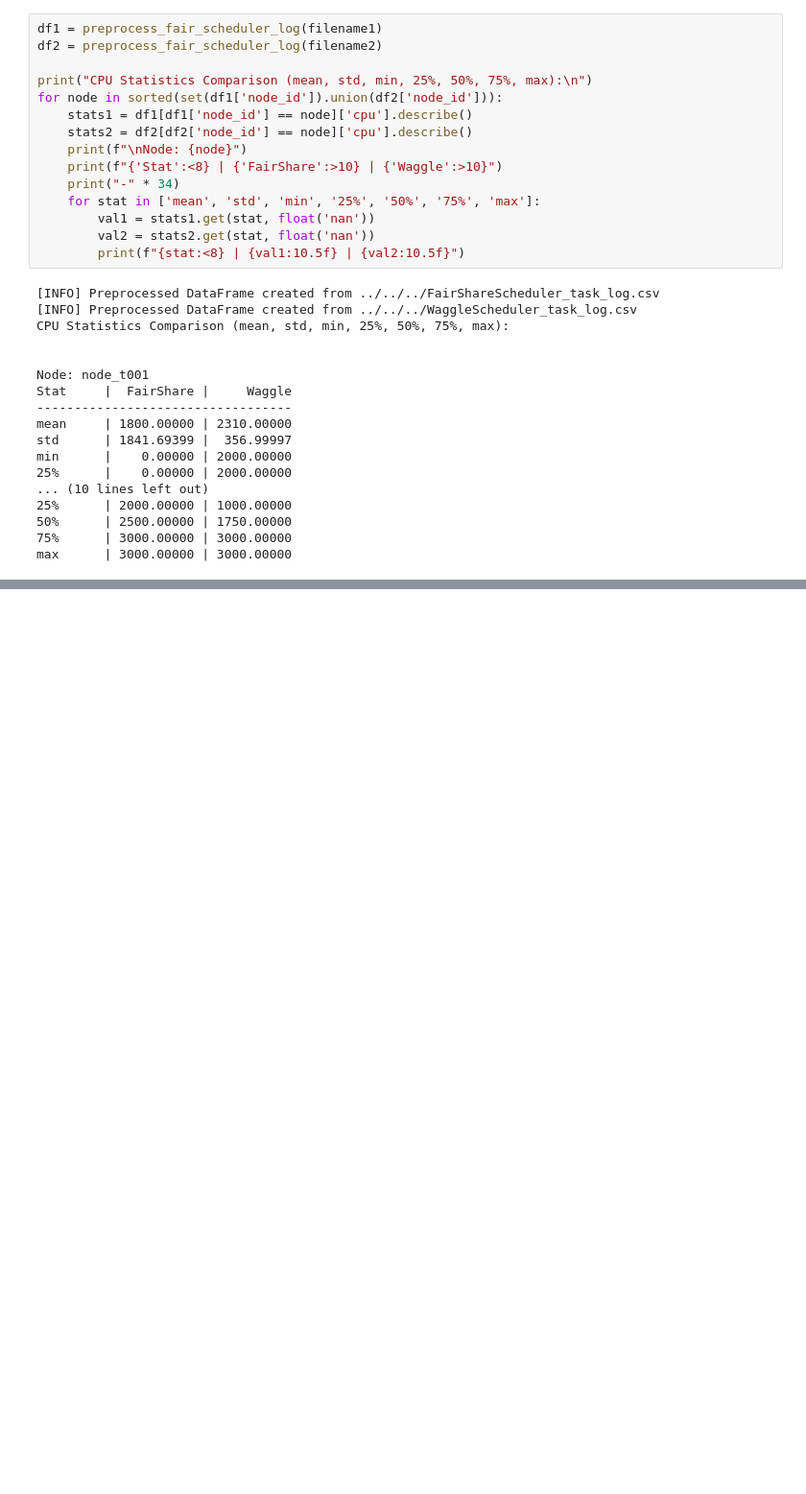
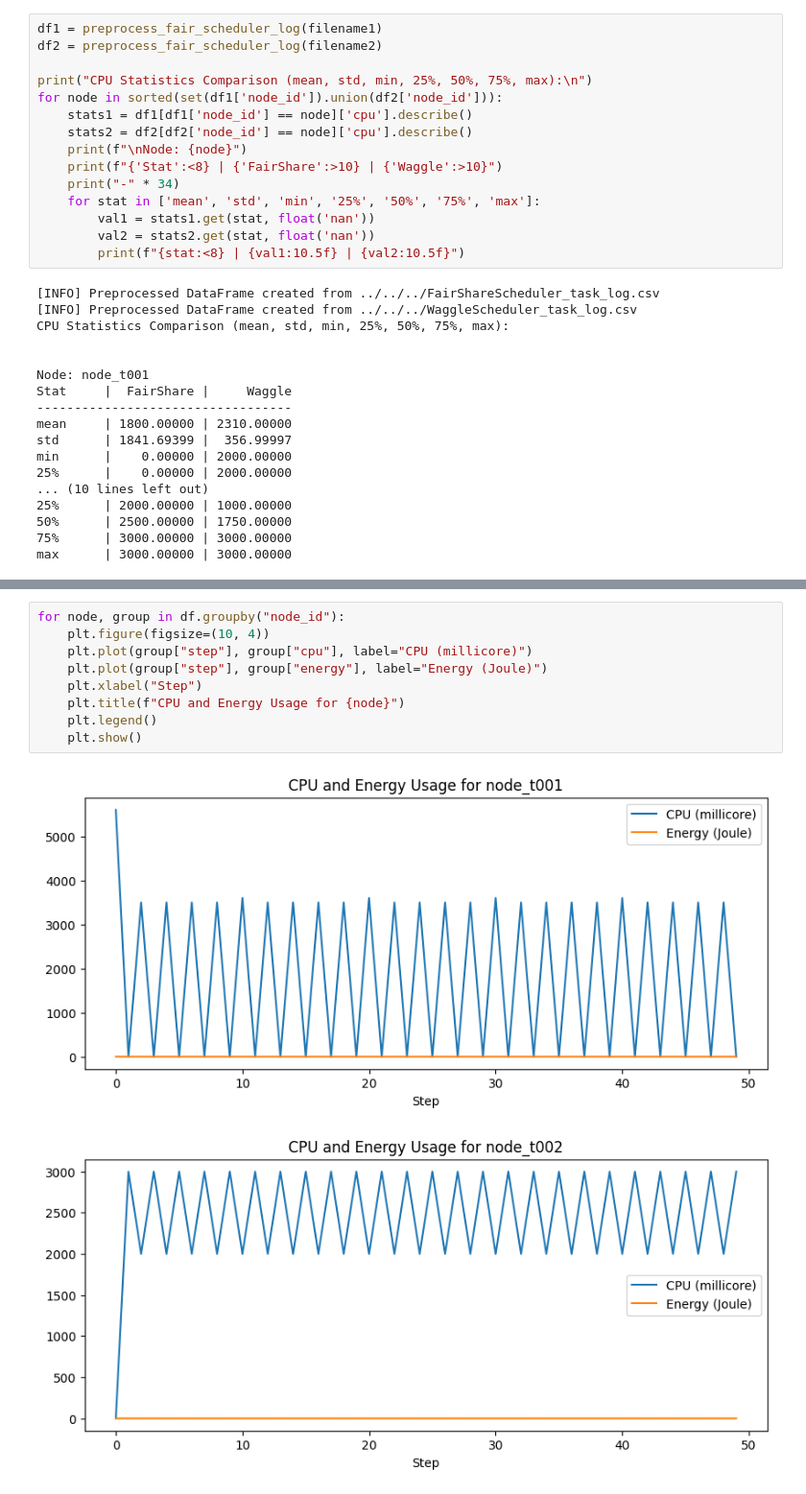
Before and after one commit to KendalCoder/edge_resource_analysis, a Jupyter notebook: simulation/kubernetes/src/scripts/vis-interactive.ipynb, the cells around one changed output, grey strips where cells are left out. Shown at 96% size. Cells and saved outputs as stored; diff of their text form; blank space fills up the shorter version.

```diff
--- a/simulation/kubernetes/src/scripts/vis-interactive.ipynb
+++ b/simulation/kubernetes/src/scripts/vis-interactive.ipynb
@@ -107,0 +161,12 @@ max      | 3000.00000 | 3000.00000
+# %%
+for node, group in df.groupby("node_id"):
+    plt.figure(figsize=(10, 4))
+    plt.plot(group["step"], group["cpu"], label="CPU (millicore)")
+    plt.plot(group["step"], group["energy"], label="Energy (Joule)")
+    plt.xlabel("Step")
+    plt.title(f"CPU and Energy Usage for {node}")
+    plt.legend()
+    plt.show()
+# %% [output]
+[figure, added]
+[figure, added]
```
Also changed, not shown: parts of 10 cells of this notebook.
